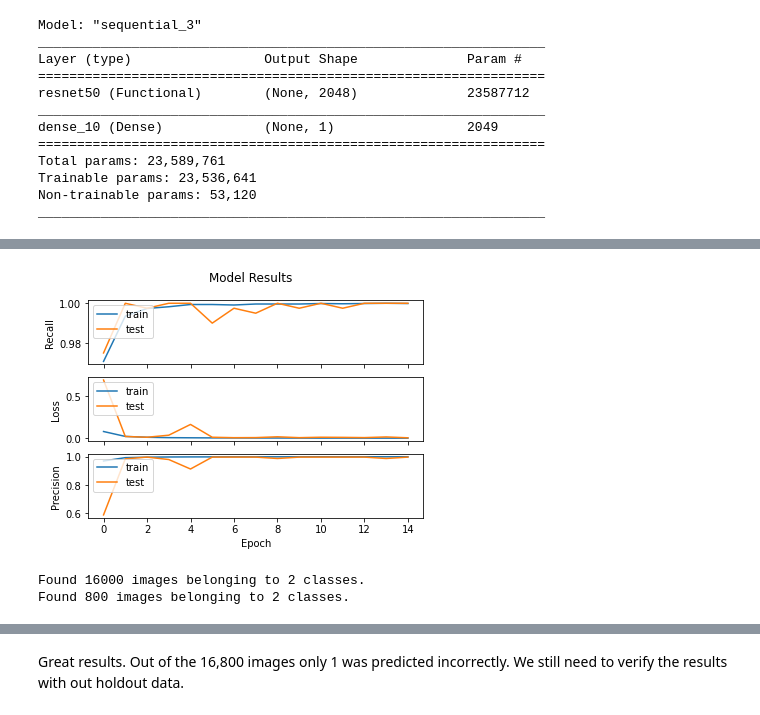
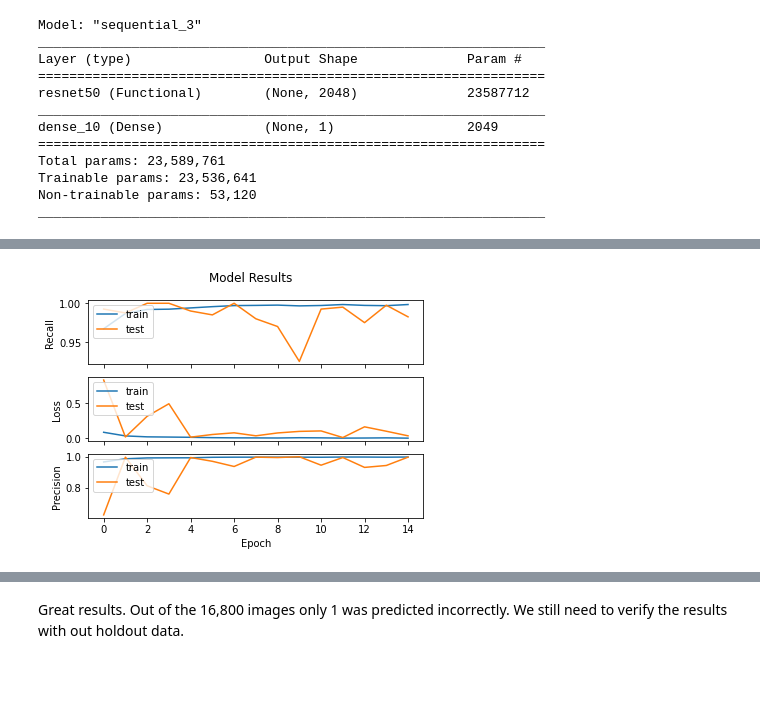
Before and after one commit to edgarbarr1/colon-cancer-cnn, a Jupyter notebook: colon_cancer_image.ipynb, the cells around one changed output, grey strips where cells are left out. Drawn from its saved outputs; the diff is of its cells as text; code cells hidden in the pictures; blank space fills up the shorter version.

```diff
--- a/colon_cancer_image.ipynb
+++ b/colon_cancer_image.ipynb
@@ -853,0 +825,9 @@ Epoch 00005: val_loss did not improve from 0.31857
+# %%
+class_weight = {0:0.60,
+                1:0.40}
+# %%
+history_resnet = model_4.fit(x = train_generator,
+                             validation_data = validation_generator,
+                             epochs = EPOCHS,
+                             class_weight = class_weight,
+                             callbacks = resnet_checkpoint)
@@ -855,7 +873,7 @@ Epoch 00005: val_loss did not improve from 0.31857
 for layer in resnet_model.layers:
   layer.trainable = True
 # %%
-sgd = SGD(learning_rate=0.01)
+sgd = SGD(learning_rate=0.02)
 
 model_4.compile(optimizer=sgd,
                 loss = 'binary_crossentropy',
@@ -876,12 +894,12 @@ Non-trainable params: 53,120
 _________________________________________________________________
 # %%
 resnet_start = time.time()
-history_resnet_unfrozen = model_4.fit(x = resnet_gen,
-                                      validation_data = resnet_val_gen,
-                                      epochs = 15,
-                                      steps_per_epoch = (resnet_gen.n//20),
-                                      validation_steps = (resnet_val_gen.n//20),
-                                      callbacks = checkpoint)
+history_resnet_unfrozen = model_4.fit(x = train_generator,
+                                      validation_data = validation_generator,
+                                      epochs = EPOCHS,
+                                      steps_per_epoch = (train_generator.n//20),
+                                      validation_steps = (validation_generator.n//20),
+                                      callbacks = resnet_checkpoint)
 resnet_end = time.time()
 
 resnet_train_time = resnet_end - resnet_start
@@ -941,24 +961,4 @@ INFO:tensorflow:Assets written to: /content/drive/MyDrive/colon_dataset/checkpoi
 # %%
-visualize_training_results(history_resnet_unfrozen, 4)
+visualize_training_results(history_resnet_unfrozen)
 # %% [output]
-[figure, old version]
+[figure, new version]
-# %%
-resnet_train_eval_generator = ImageDataGenerator(rescale=1.0/255).flow_from_directory(
-    '/content/drive/MyDrive/colon_dataset/train',
-    color_mode='rgb',    # 3 channels
-    target_size=IMAGE_SIZE,
-    batch_size=BATCH_SIZE,
-    seed=20,
-    shuffle=False
-)
-resnet_validation_eval_generator = ImageDataGenerator(rescale=1.0/255).flow_from_directory(
-    '/content/drive/MyDrive/colon_dataset/validation',
-    color_mode='rgb',    # 3 channels
-    target_size=IMAGE_SIZE,
-    batch_size=BATCH_SIZE,
-    seed=20,
-    shuffle=False
-)
-# %% [output]
-Found 16000 images belonging to 2 classes.
-Found 800 images belonging to 2 classes.
```
Also changed, not shown: parts of 130 cells of this notebook.
